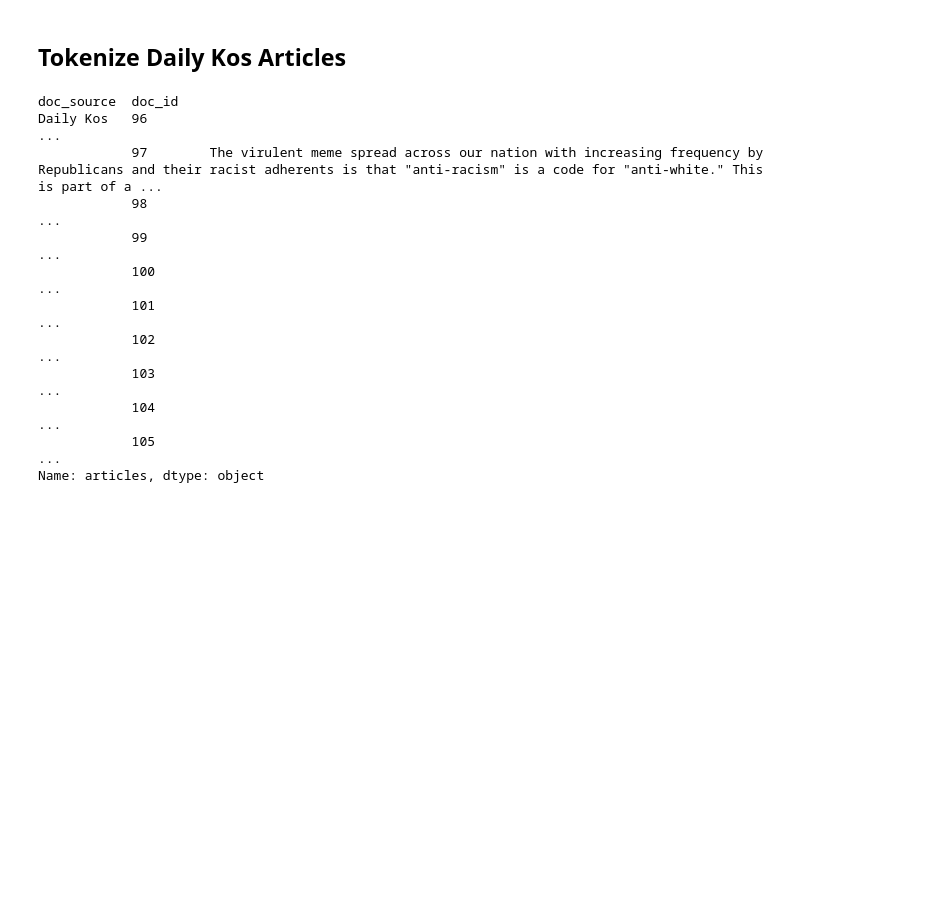
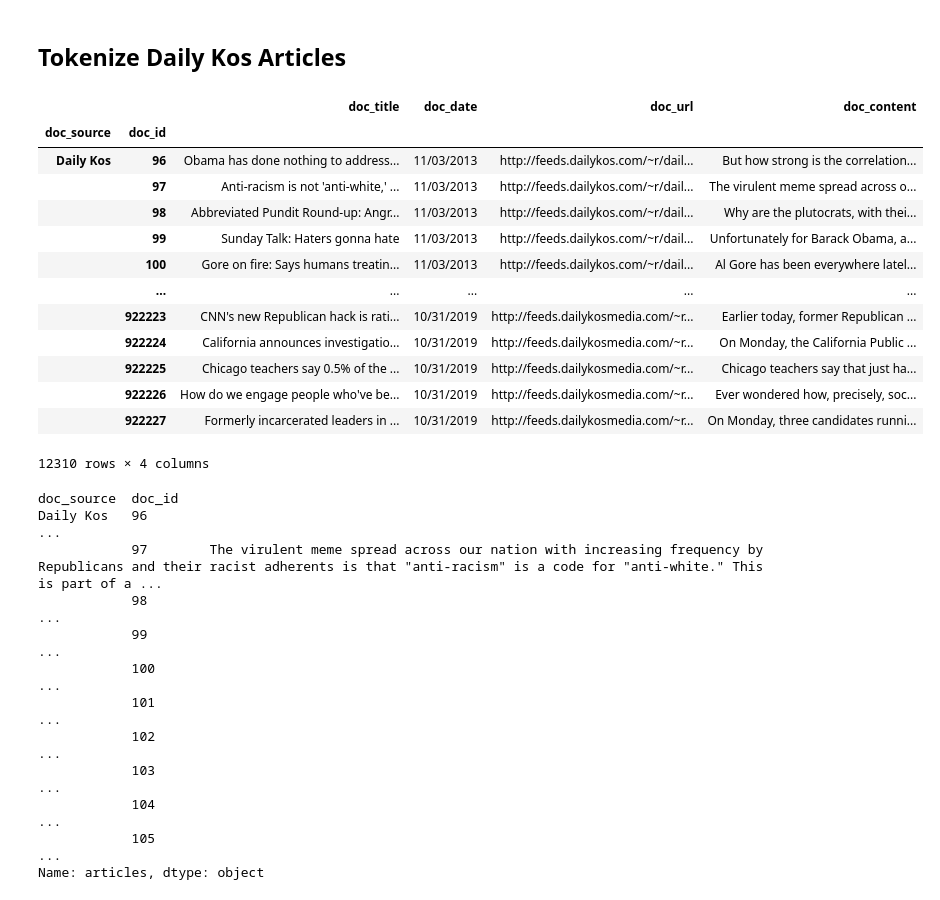
Before and after one commit to matthew-e-thomas/NLP_Project_Newzy, a Jupyter notebook: Tokenize_Text_2.ipynb, the cells around one changed output. Saved outputs shown, nothing was run; the diff lists cells and outputs as text; code cells hidden in the pictures; blank space fills up the shorter version.

```diff
--- a/Tokenize_Text_2.ipynb
+++ b/Tokenize_Text_2.ipynb
@@ -173,5 +178,23 @@ add_pos_to_tokens(df)
 kos = pd.read_csv('dailykos.csv', index_col = OHCO[:2])
 # %%
 del kos['Unnamed: 0']
+# %%
+kos = kos.drop('doc_content', axis=1).rename(columns={'articles':'doc_content'})
+kos
+# %% [output]
+|  |  | doc_title | doc_date | doc_url | doc_content |
+| doc_source | doc_id |  |  |  |  |
+| Daily Kos | 96 | Obama has done nothing to address... | 11/03/2013 | http://feeds.dailykos.com/~r/dail... | But how strong is the correlation... |
+|  | 97 | Anti-racism is not 'anti-white,' ... | 11/03/2013 | http://feeds.dailykos.com/~r/dail... | The virulent meme spread across o... |
+|  | 98 | Abbreviated Pundit Round-up: Angr... | 11/03/2013 | http://feeds.dailykos.com/~r/dail... | Why are the plutocrats, with thei... |
+|  | 99 | Sunday Talk: Haters gonna hate | 11/03/2013 | http://feeds.dailykos.com/~r/dail... | Unfortunately for Barack Obama, a... |
+|  | 100 | Gore on fire: Says humans treatin... | 11/03/2013 | http://feeds.dailykos.com/~r/dail... | Al Gore has been everywhere latel... |
+|  | ... | ... | ... | ... | ... |
+|  | 922223 | CNN's new Republican hack is rati... | 10/31/2019 | http://feeds.dailykosmedia.com/~r... | Earlier today, former Republican ... |
+|  | 922224 | California announces investigatio... | 10/31/2019 | http://feeds.dailykosmedia.com/~r... | On Monday, the California Public ... |
+|  | 922225 | Chicago teachers say 0.5% of the ... | 10/31/2019 | http://feeds.dailykosmedia.com/~r... | Chicago teachers say that just ha... |
+|  | 922226 | How do we engage people who've be... | 10/31/2019 | http://feeds.dailykosmedia.com/~r... | Ever wondered how, precisely, soc... |
+|  | 922227 | Formerly incarcerated leaders in ... | 10/31/2019 | http://feeds.dailykosmedia.com/~r... | On Monday, three candidates runni... |
+12310 rows × 4 columns
 # %%
 #inspect articles to clean them up
```
Also changed, not shown: parts of 13 cells of this notebook.
